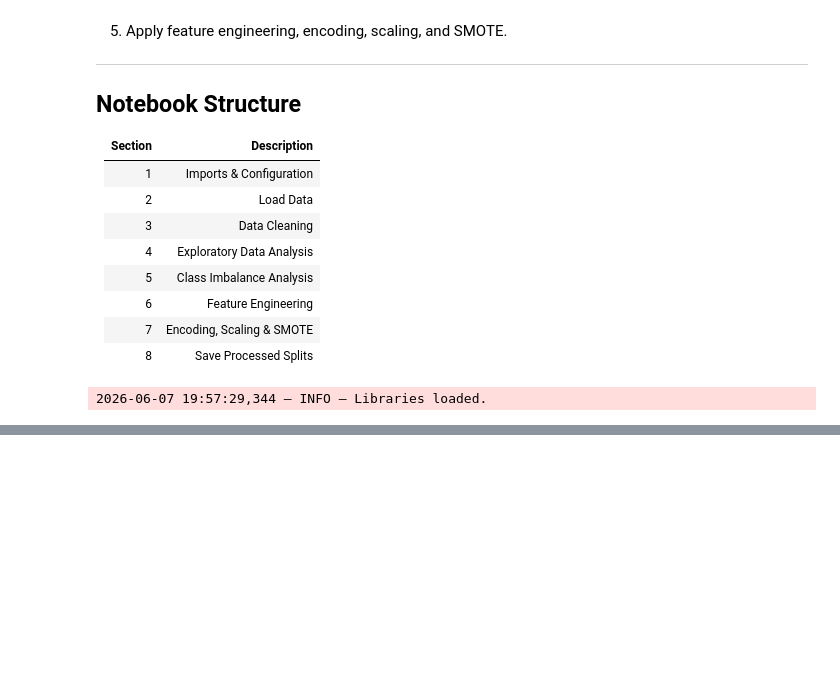
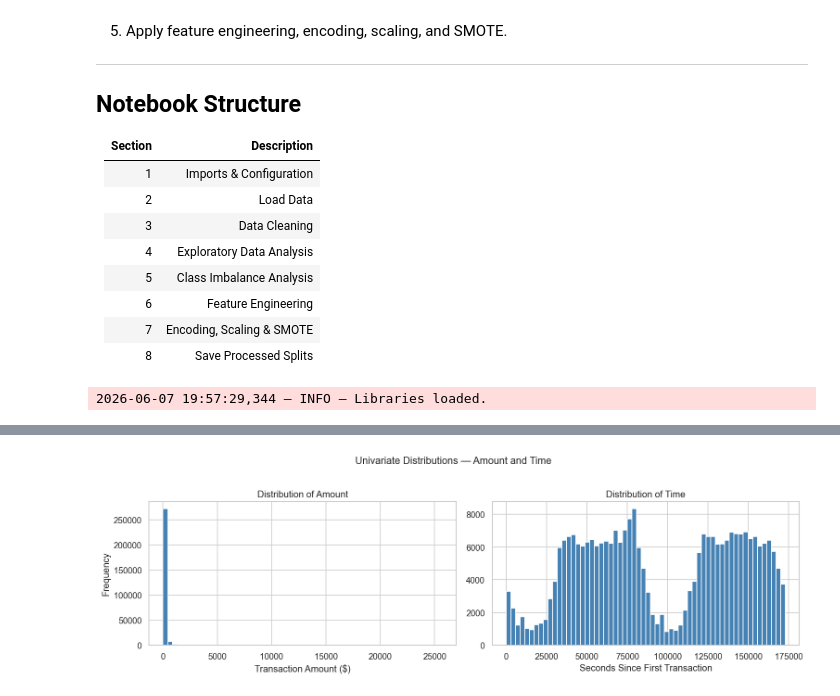
Before and after one commit to Redeat-Birhane/fraud-detection, a Jupyter notebook: notebooks/eda-creditcard.ipynb, the cells around one changed output, grey strips where cells are left out. Drawn from its saved outputs; the diff is of its cells as text; code cells hidden in the pictures; blank space fills up the shorter version.

Commit message:
feat: add EDA plots for Amount, Time, and PCA features in creditcard notebook

```diff
--- a/notebooks/eda-creditcard.ipynb
+++ b/notebooks/eda-creditcard.ipynb
@@ -58,0 +104,23 @@ logger.info('Libraries loaded.')
+# %%
+# Missing values
+missing = cc_df.isnull().sum()
+print('Missing values:')
+print(missing[missing > 0] if missing.any() else 'None found.')
+
+# Duplicates
+n_dup = cc_df.duplicated().sum()
+logger.info(f'Duplicate rows: {n_dup}')
+if n_dup > 0:
+    cc_df.drop_duplicates(inplace=True)
+    logger.info(f'Duplicates removed. New shape: {cc_df.shape}')
+
+# Data types
+try:
+    cc_df['Class'] = cc_df['Class'].astype(int)
+    logger.info('Class column cast to int.')
+except Exception as e:
+    logger.error(f'Type conversion failed: {e}')
+    raise
+
+print('\nUpdated dtypes (sample):')
+print(cc_df.dtypes[['Time', 'Amount', 'Class']])
@@ -58,0 +150,18 @@ logger.info('Libraries loaded.')
+# %%
+# Amount and Time distributions
+fig, axes = plt.subplots(1, 2, figsize=(13, 4))
+
+cc_df['Amount'].hist(bins=60, ax=axes[0], color='steelblue', edgecolor='white')
+axes[0].set_title('Distribution of Amount')
+axes[0].set_xlabel('Transaction Amount ($)')
+axes[0].set_ylabel('Frequency')
+
+cc_df['Time'].hist(bins=60, ax=axes[1], color='steelblue', edgecolor='white')
+axes[1].set_title('Distribution of Time')
+axes[1].set_xlabel('Seconds Since First Transaction')
+
+plt.suptitle('Univariate Distributions — Amount and Time', fontsize=13, y=1.02)
+plt.tight_layout()
+plt.show()
+# %% [output]
+[figure, added]
```
Also changed, not shown: parts of 7 cells of this notebook.
